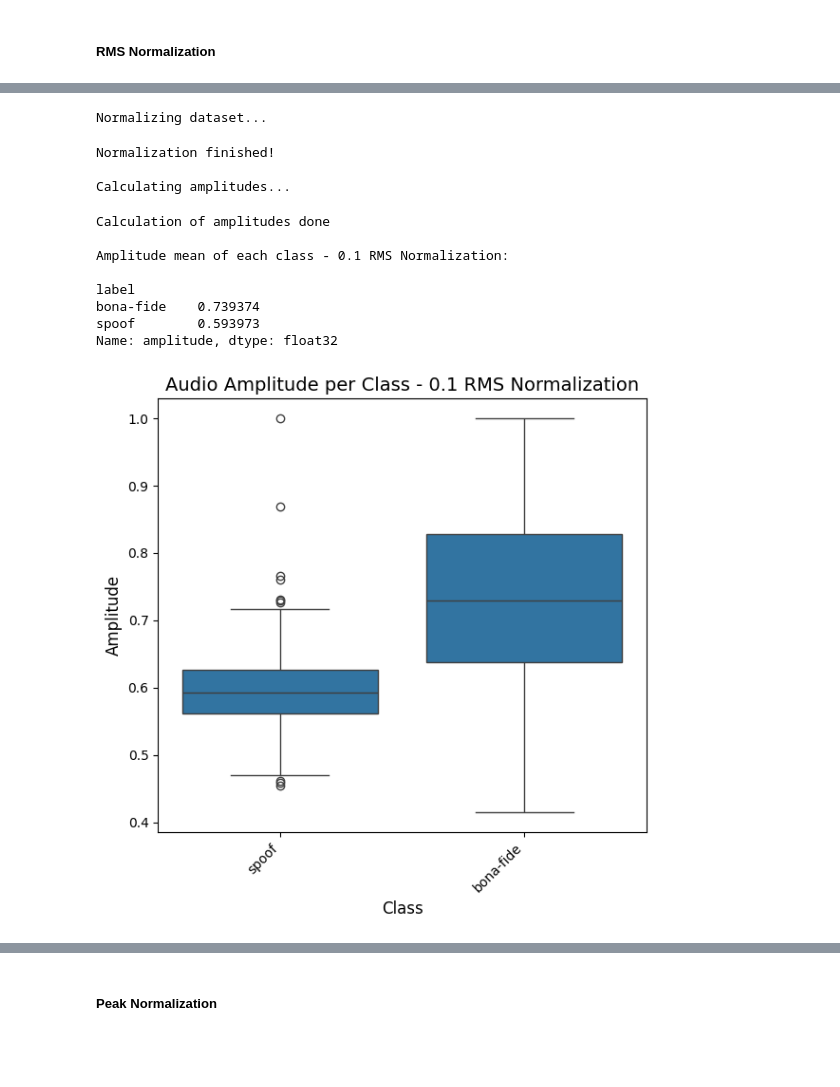
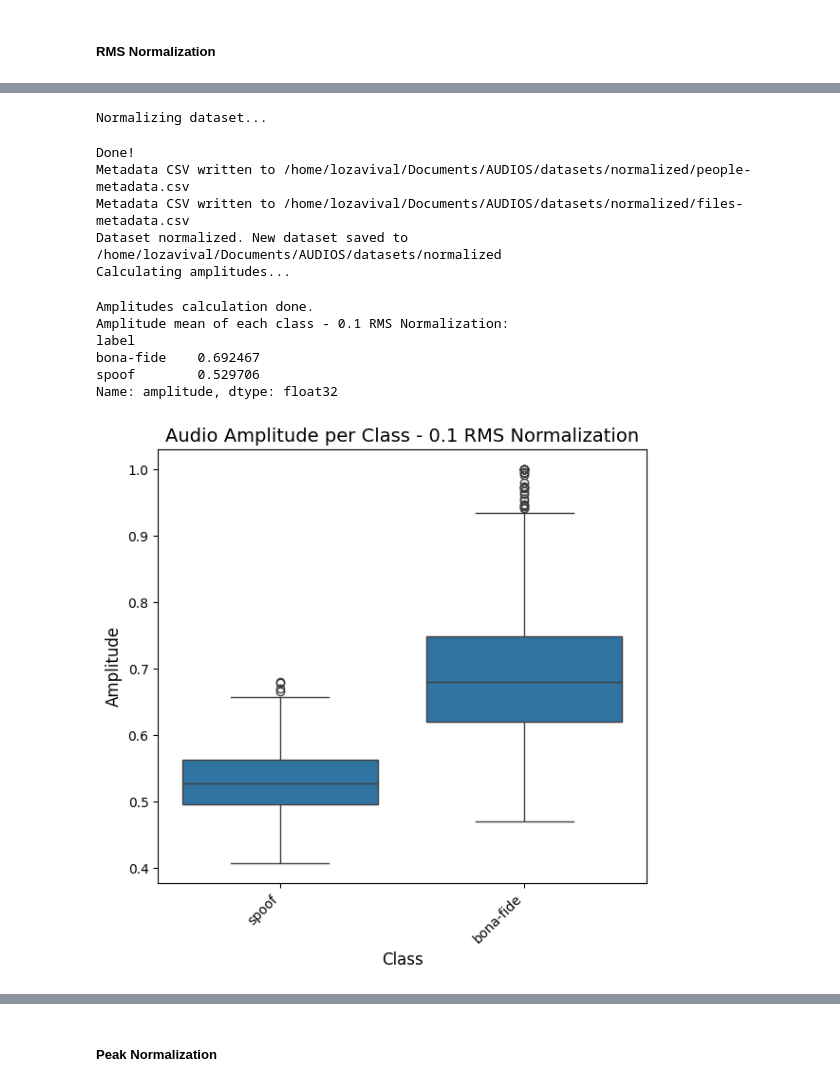
Before and after one commit to KARAS-SSL/AUDIOS, a Jupyter notebook: src/notebooks/dataset_normalization.ipynb, the cells around one changed output, grey strips where cells are left out. Drawn from its saved outputs; the diff is of its cells as text; code cells hidden in the pictures; blank space fills up the shorter version.

Commit message:
refactor: dataset_normalization.ipynb
Refactor normalization notebook and fix normalization function to generate both csvs

```diff
--- a/src/notebooks/dataset_normalization.ipynb
+++ b/src/notebooks/dataset_normalization.ipynb
@@ -124,0 +36,11 @@ def normalize_dataset(dataset, norm_func, **kwargs):
+# %%
+# Define paths
+BASE_DATASET_PATH       = os.path.join(os.getcwd(), "datasets")
+RELEASE_DATASET_PATH    = os.path.join(BASE_DATASET_PATH, "release")
+NORMALIZED_DATASET_PATH = os.path.join(BASE_DATASET_PATH, "normalized")
+
+SPEAKER_TO_NORMALIZE         = "M006"
+SPEAKER_RELEASE_META_PATH    = os.path.join(RELEASE_DATASET_PATH, f"meta_{SPEAKER_TO_NORMALIZE}.csv")
+SPEAKER_NORMALIZED_META_PATH = os.path.join(NORMALIZED_DATASET_PATH, "files-metadata.csv")
+
+print("Done!")
@@ -125,6 +49,5 @@ def normalize_dataset(dataset, norm_func, **kwargs):
 # %%
-# Data visualization related functions
-
+# Function to plot the boxplot of amplitudes
 def plot_boxplot(data, title):
     # Create the boxplot
     plt.figure(figsize=(6, 6))
@@ -141,10 +64,14 @@ def plot_boxplot(data, title):
     plt.show()
 
 
-def analyze(data, title):
+# Function to analyze the dataset's amplitudes
+def analyze_amplitudes(data, title):
     # Calculate the mean amplitude of each class
-    print(f"Amplitude mean of each class - {title}:\n")
+    print(f"Amplitude mean of each class - {title}:")
     print(data.groupby("label")["amplitude"].mean())
 
     # Create the boxplot
     plot_boxplot(data, title)
+
+
+print("Done!")
@@ -230,19 +159,23 @@ Name: amplitude, dtype: float32
 # %%
-normalize_dataset(f026_df, rms_normalize, target_rms=0.1)
-calculate_amplitudes(f026_df, normalized=True)
-analyze(f026_df, "0.1 RMS Normalization")
+normalize_dataset(
+    SPEAKER_RELEASE_META_PATH,
+    NORMALIZED_DATASET_PATH,
+    target_rms=0.1
+)
+speaker_rms_df = calculate_amplitudes(SPEAKER_NORMALIZED_META_PATH)
+analyze_amplitudes(speaker_rms_df, "0.1 RMS Normalization")
 # %% [output]
 Normalizing dataset...
-Normalization finished!
-
+Done!
+Metadata CSV written to /home/lozavival/Documents/AUDIOS/datasets/normalized/people-metadata.csv
+Metadata CSV written to /home/lozavival/Documents/AUDIOS/datasets/normalized/files-metadata.csv
+Dataset normalized. New dataset saved to  /home/lozavival/Documents/AUDIOS/datasets/normalized
 Calculating amplitudes...
-Calculation of amplitudes done
-
+Amplitudes calculation done.
 Amplitude mean of each class - 0.1 RMS Normalization:
-
 label
-bona-fide    0.739374
-spoof        0.593973
+bona-fide    0.692467
+spoof        0.529706
 Name: amplitude, dtype: float32
-[figure, old version]
+[figure, new version]
 # %%
```
Also changed, not shown: parts of 20 cells of this notebook, 2 other files.
